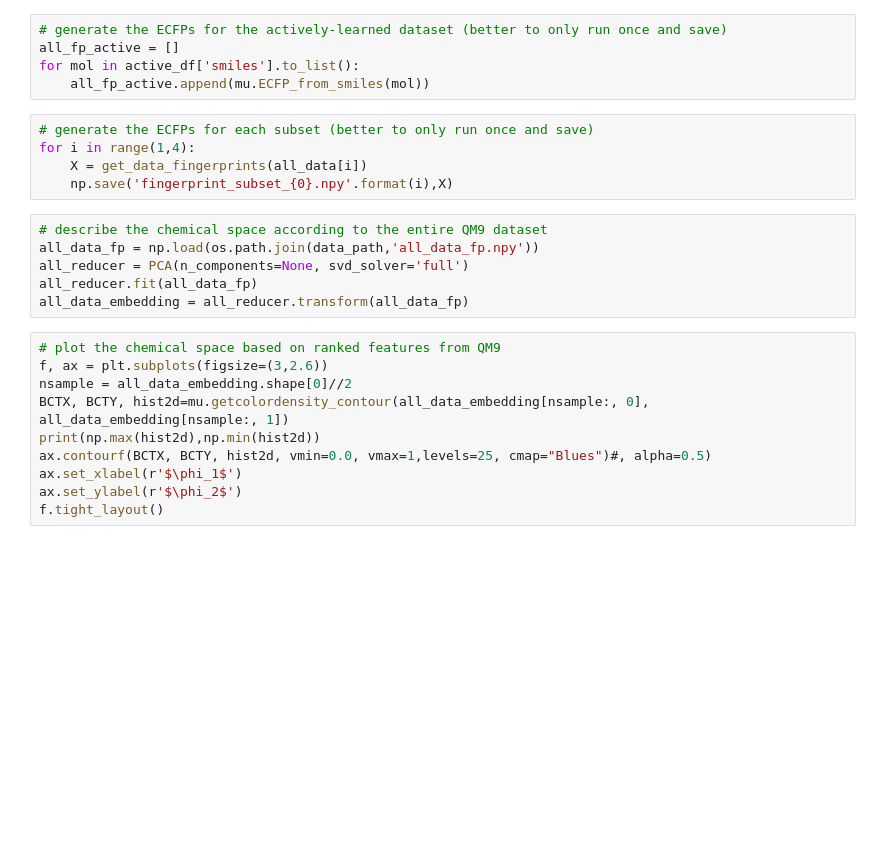
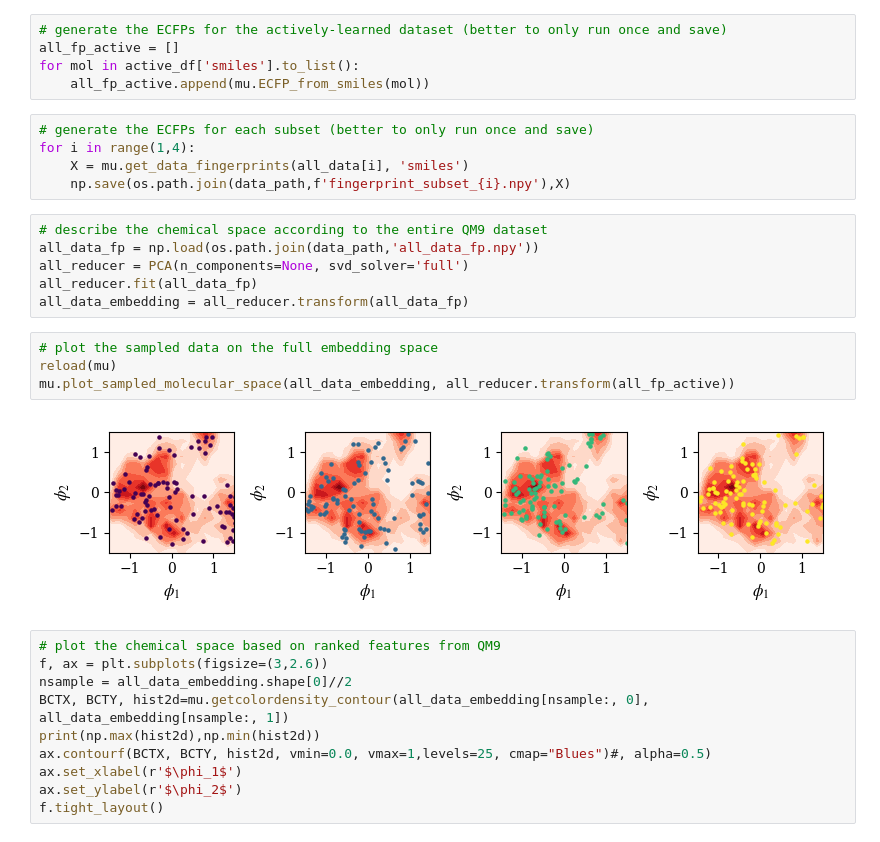
Before and after one commit to zachfox/causal-active-learning, a Jupyter notebook: notebooks/demo_active_learning.ipynb, the cells around one changed output. Drawn from its saved outputs; the diff is of its cells as text; blank space fills up the shorter version.

```diff
--- a/notebooks/demo_active_learning.ipynb
+++ b/notebooks/demo_active_learning.ipynb
@@ -194,14 +244,20 @@ for mol in active_df['smiles'].to_list():
 # %%
 # generate the ECFPs for each subset (better to only run once and save)
 for i in range(1,4):
-    X = get_data_fingerprints(all_data[i])
-    np.save('fingerprint_subset_{0}.npy'.format(i),X)
+    X = mu.get_data_fingerprints(all_data[i], 'smiles')
+    np.save(os.path.join(data_path,f'fingerprint_subset_{i}.npy'),X)
 # %%
 # describe the chemical space according to the entire QM9 dataset
 all_data_fp = np.load(os.path.join(data_path,'all_data_fp.npy'))
 all_reducer = PCA(n_components=None, svd_solver='full')
 all_reducer.fit(all_data_fp)
 all_data_embedding = all_reducer.transform(all_data_fp)
+# %%
+# plot the sampled data on the full embedding space
+reload(mu)
+mu.plot_sampled_molecular_space(all_data_embedding, all_reducer.transform(all_fp_active))
+# %% [output]
+[figure, added]
 # %%
 # plot the chemical space based on ranked features from QM9
 f, ax = plt.subplots(figsize=(3,2.6))
```
Also changed, not shown: parts of 9 cells of this notebook, 7 other files.
